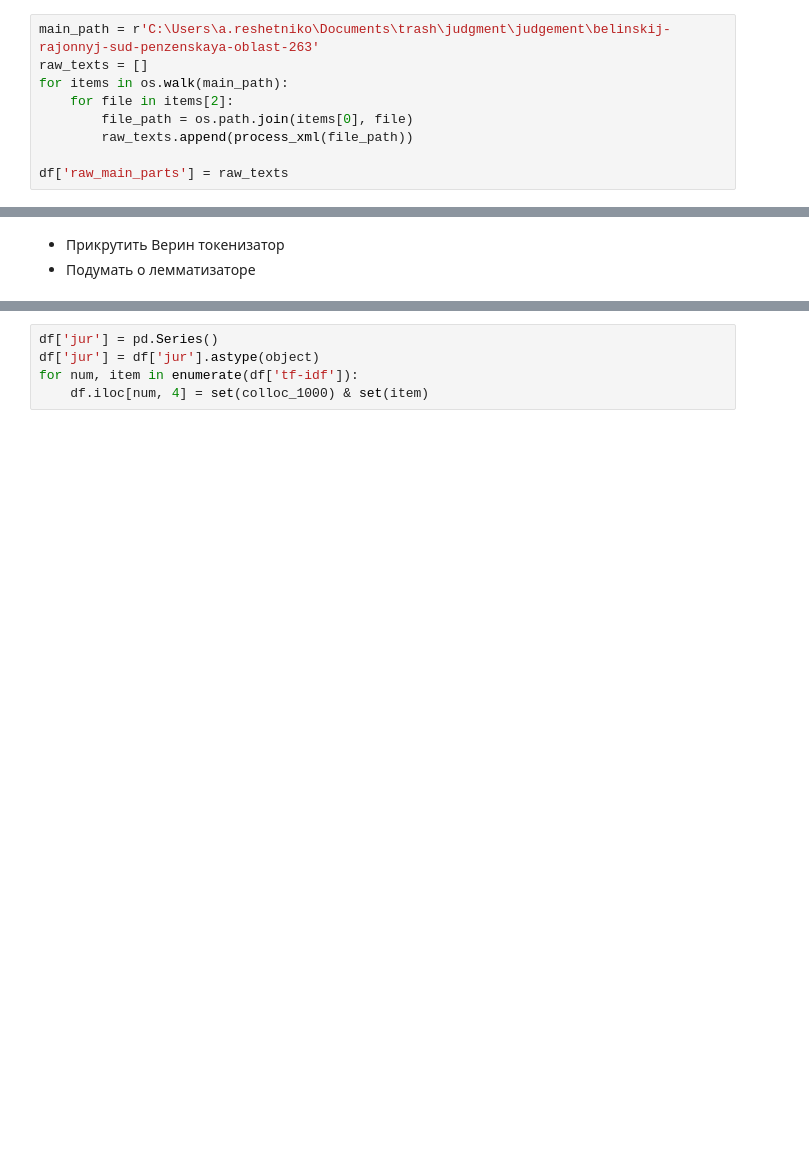
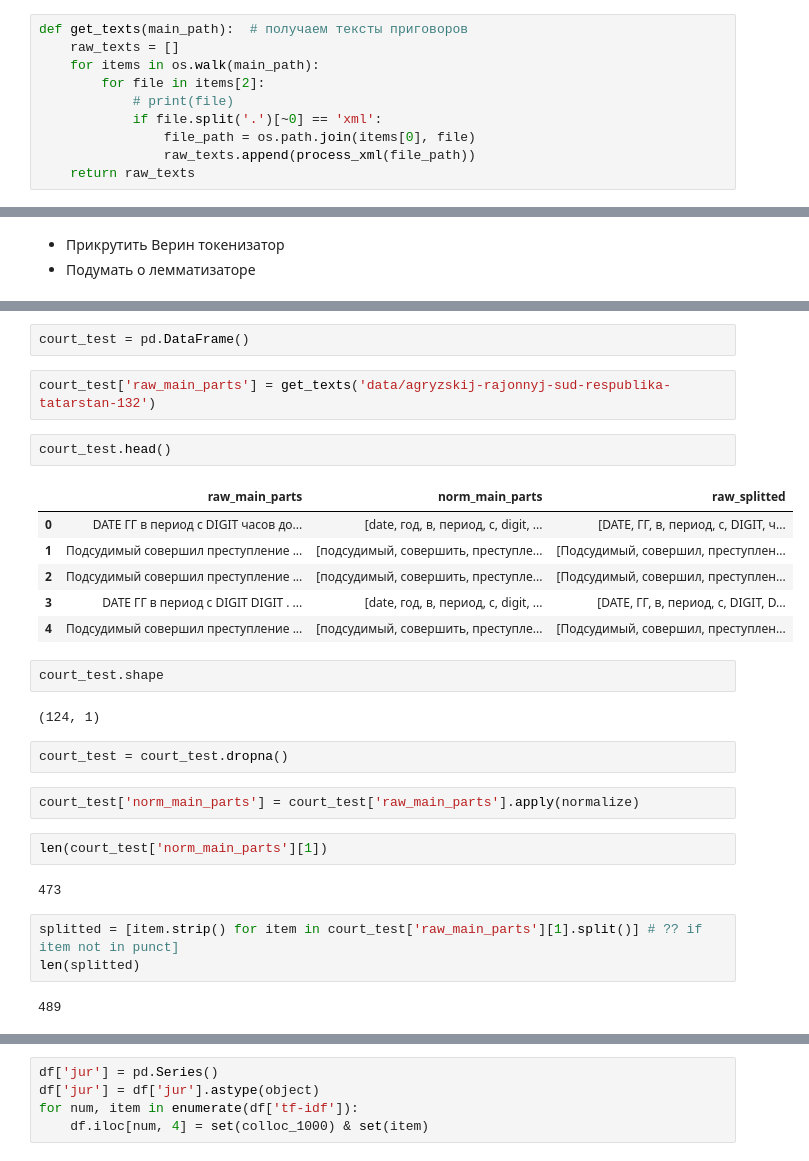
Before and after one commit to jackashore/judgement, a Jupyter notebook: Ngrams & tf-idf.ipynb, the cells around one changed output, grey strips where cells are left out. Saved outputs shown, nothing was run; the diff lists cells and outputs as text; blank space fills up the shorter version.

Commit message:
Added part with juridisms mining

```diff
--- a/Ngrams & tf-idf.ipynb
+++ b/Ngrams & tf-idf.ipynb
@@ -82,9 +96,10 @@ def process_xml(path):
 # %%
-main_path = r'C:\Users\a.reshetniko\Documents\trash\judgment\judgement\belinskij-rajonnyj-sud-penzenskaya-oblast-263'
-raw_texts = []
-for items in os.walk(main_path):
-    for file in items[2]:
-        file_path = os.path.join(items[0], file)
-        raw_texts.append(process_xml(file_path))
-
-df['raw_main_parts'] = raw_texts
+def get_texts(main_path):  # получаем тексты приговоров
+    raw_texts = []
+    for items in os.walk(main_path):
+        for file in items[2]:
+            # print(file)
+            if file.split('.')[~0] == 'xml':
+                file_path = os.path.join(items[0], file)
+                raw_texts.append(process_xml(file_path))
+    return raw_texts
@@ -147,0 +343,30 @@ for i in range(len(df.tokens_str)):
+# %%
+court_test = pd.DataFrame()
+# %%
+court_test['raw_main_parts'] = get_texts('data/agryzskij-rajonnyj-sud-respublika-tatarstan-132')
+# %%
+court_test.head()
+# %% [output]
+|  | raw_main_parts | norm_main_parts | raw_splitted |
+| 0 | DATE ГГ в период с DIGIT часов до... | [date, год, в, период, с, digit, ... | [DATE, ГГ, в, период, с, DIGIT, ч... |
+| 1 | Подсудимый совершил преступление ... | [подсудимый, совершить, преступле... | [Подсудимый, совершил, преступлен... |
+| 2 | Подсудимый совершил преступление ... | [подсудимый, совершить, преступле... | [Подсудимый, совершил, преступлен... |
+| 3 | DATE ГГ в период с DIGIT DIGIT . ... | [date, год, в, период, с, digit, ... | [DATE, ГГ, в, период, с, DIGIT, D... |
+| 4 | Подсудимый совершил преступление ... | [подсудимый, совершить, преступле... | [Подсудимый, совершил, преступлен... |
+# %%
+court_test.shape
+# %% [output]
+(124, 1)
+# %%
+court_test = court_test.dropna()
+# %%
+court_test['norm_main_parts'] = court_test['raw_main_parts'].apply(normalize)
+# %%
+len(court_test['norm_main_parts'][1])
+# %% [output]
+473
+# %%
+splitted = [item.strip() for item in court_test['raw_main_parts'][1].split()] # ?? if item not in punct]
+len(splitted)
+# %% [output]
+489
```
Also changed, not shown: parts of 64 cells of this notebook, 5 other files.
